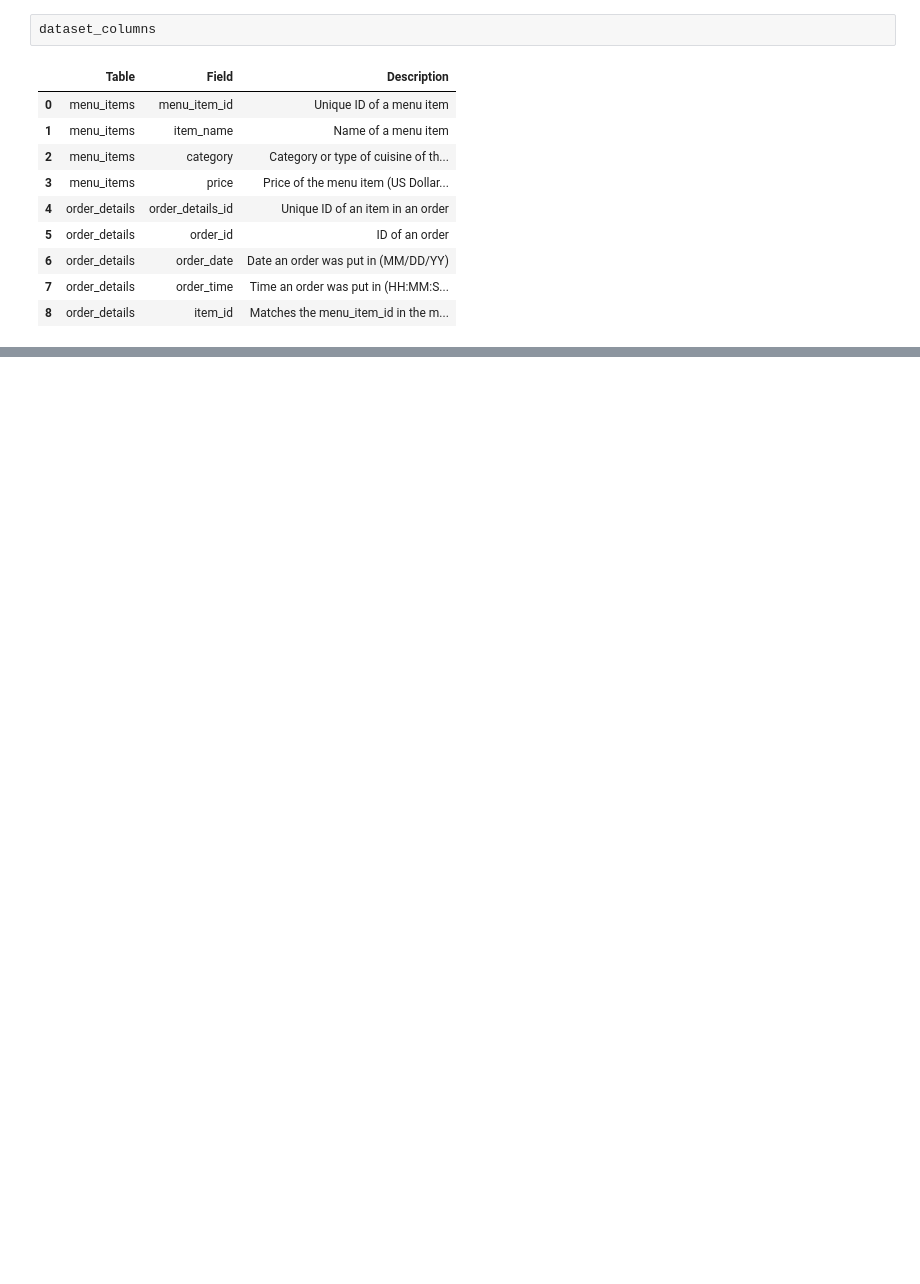
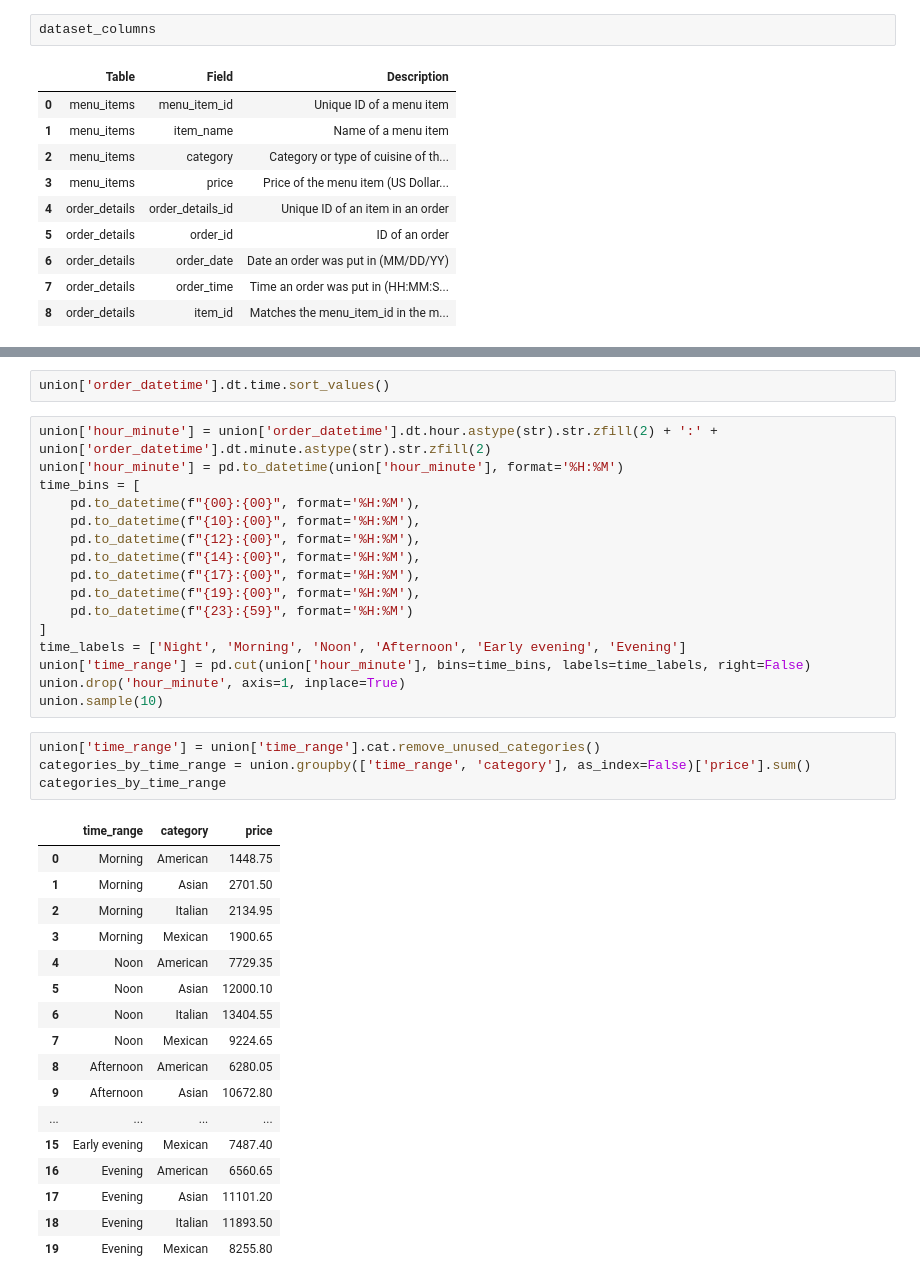
Before and after one commit to DAngello-Garcia/restaurant-menu-match, a Jupyter notebook: restaurant_menu_match/notebooks/restaurant.ipynb, the cells around one changed output, grey strips where cells are left out. Drawn from its saved outputs; the diff is of its cells as text; blank space fills up the shorter version.

```diff
--- a/restaurant_menu_match/notebooks/restaurant.ipynb
+++ b/restaurant_menu_match/notebooks/restaurant.ipynb
@@ -18,0 +101,40 @@ dataset_columns
+# %%
+union['order_datetime'].dt.time.sort_values()
+# %%
+union['hour_minute'] = union['order_datetime'].dt.hour.astype(str).str.zfill(2) + ':' + union['order_datetime'].dt.minute.astype(str).str.zfill(2)
+union['hour_minute'] = pd.to_datetime(union['hour_minute'], format='%H:%M')
+time_bins = [
+    pd.to_datetime(f"{00}:{00}", format='%H:%M'),
+    pd.to_datetime(f"{10}:{00}", format='%H:%M'),
+    pd.to_datetime(f"{12}:{00}", format='%H:%M'),
+    pd.to_datetime(f"{14}:{00}", format='%H:%M'),
+    pd.to_datetime(f"{17}:{00}", format='%H:%M'),
+    pd.to_datetime(f"{19}:{00}", format='%H:%M'),
+    pd.to_datetime(f"{23}:{59}", format='%H:%M')
+]
+time_labels = ['Night', 'Morning', 'Noon', 'Afternoon', 'Early evening', 'Evening']
+union['time_range'] = pd.cut(union['hour_minute'], bins=time_bins, labels=time_labels, right=False)
+union.drop('hour_minute', axis=1, inplace=True)
+union.sample(10)
+# %%
+union['time_range'] = union['time_range'].cat.remove_unused_categories()
+categories_by_time_range = union.groupby(['time_range', 'category'], as_index=False)['price'].sum()
+categories_by_time_range
+# %% [output]
+|  | time_range | category | price |
+| 0 | Morning | American | 1448.75 |
+| 1 | Morning | Asian | 2701.50 |
+| 2 | Morning | Italian | 2134.95 |
+| 3 | Morning | Mexican | 1900.65 |
+| 4 | Noon | American | 7729.35 |
+| 5 | Noon | Asian | 12000.10 |
+| 6 | Noon | Italian | 13404.55 |
+| 7 | Noon | Mexican | 9224.65 |
+| 8 | Afternoon | American | 6280.05 |
+| 9 | Afternoon | Asian | 10672.80 |
+| ... | ... | ... | ... |
+| 15 | Early evening | Mexican | 7487.40 |
+| 16 | Evening | American | 6560.65 |
+| 17 | Evening | Asian | 11101.20 |
+| 18 | Evening | Italian | 11893.50 |
+| 19 | Evening | Mexican | 8255.80 |
```
Also changed, not shown: parts of 22 cells of this notebook, 3 other files.
